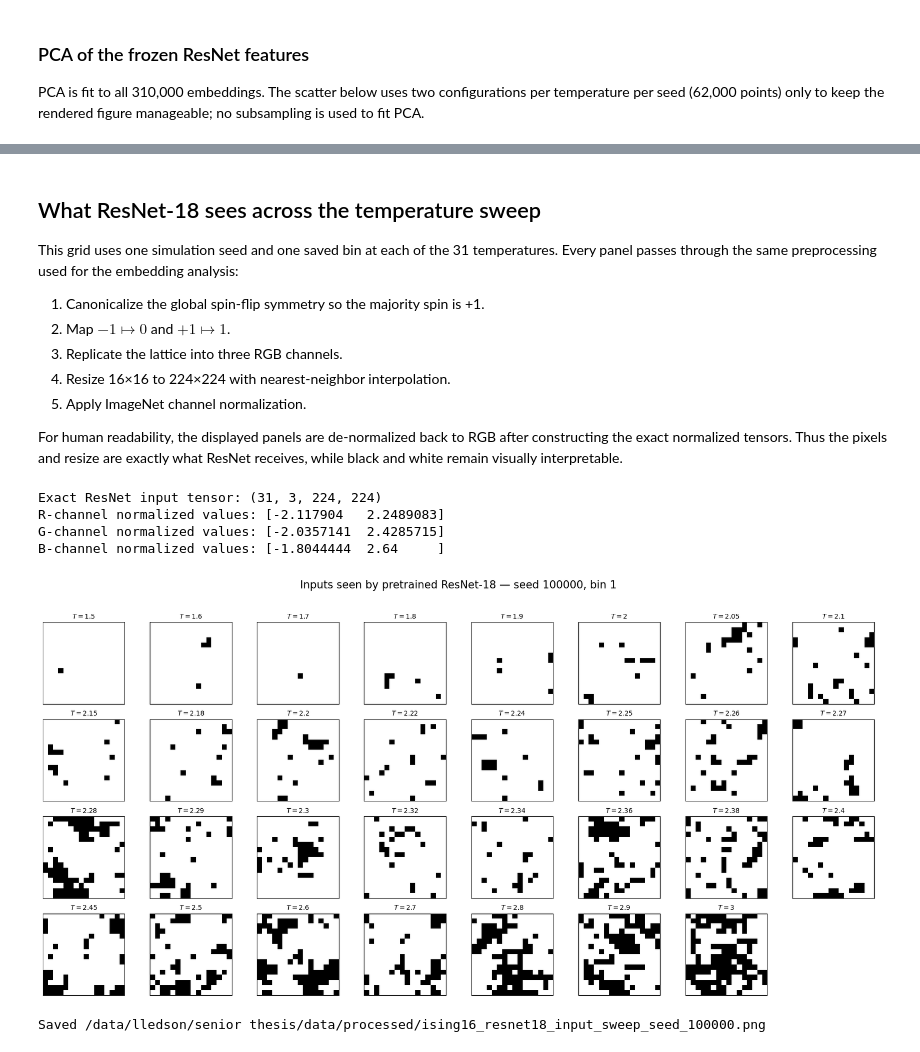
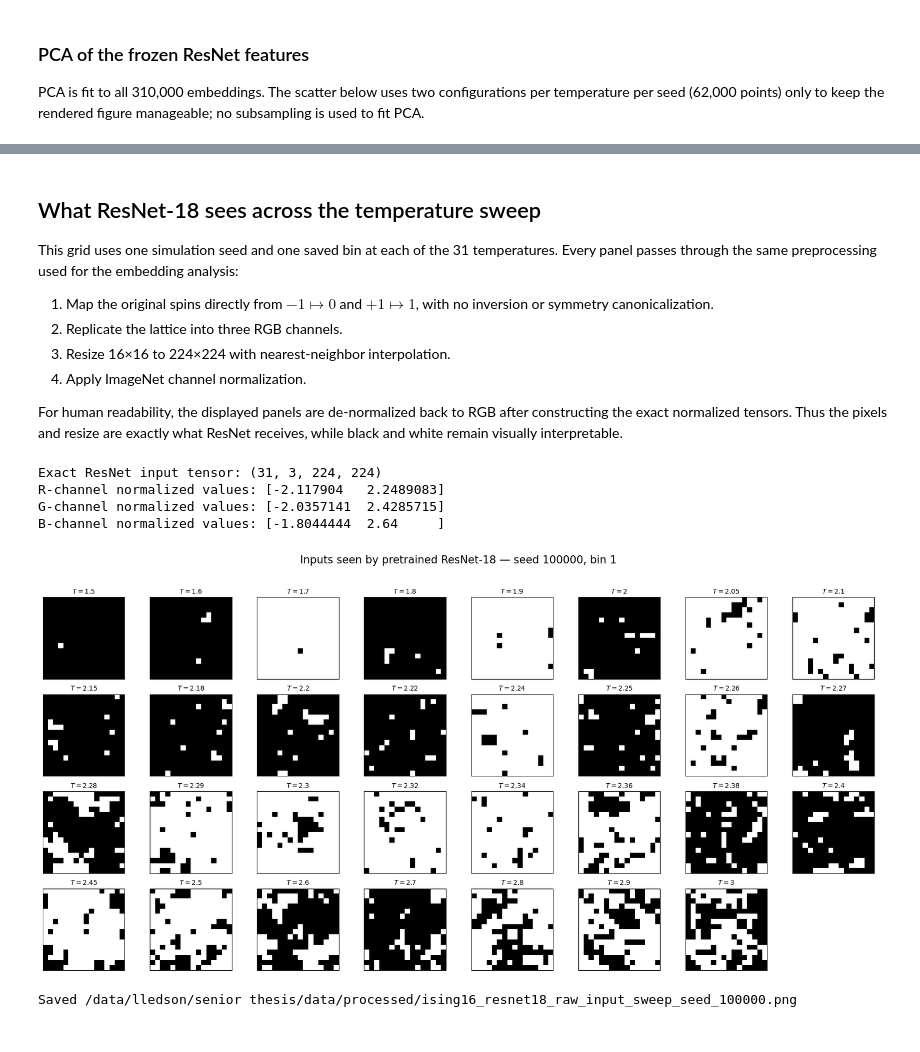
Before and after one commit to lledson425/Summer25, a Jupyter notebook: notebooks/ising/ising16_magnetization.ipynb, the cells around one changed output, grey strips where cells are left out. Saved outputs shown, nothing was run; the diff lists cells and outputs as text; code cells hidden in the pictures.

```diff
--- a/notebooks/ising/ising16_magnetization.ipynb
+++ b/notebooks/ising/ising16_magnetization.ipynb
@@ -475,11 +413,10 @@ plt.close(fig)
 
 This grid uses one simulation seed and one saved bin at each of the 31 temperatures. Every panel passes through the same preprocessing used for the embedding analysis:
 
-1. Canonicalize the global spin-flip symmetry so the majority spin is +1.
-2. Map $-1 \mapsto 0$ and $+1 \mapsto 1$.
-3. Replicate the lattice into three RGB channels.
-4. Resize 16×16 to 224×224 with nearest-neighbor interpolation.
-5. Apply ImageNet channel normalization.
+1. Map the original spins directly from $-1 \mapsto 0$ and $+1 \mapsto 1$, with no inversion or symmetry canonicalization.
+2. Replicate the lattice into three RGB channels.
+3. Resize 16×16 to 224×224 with nearest-neighbor interpolation.
+4. Apply ImageNet channel normalization.
 
 For human readability, the displayed panels are de-normalized back to RGB after constructing the exact normalized tensors. Thus the pixels and resize are exactly what ResNet receives, while black and white remain visually interpretable.
 # %%
@@ -544,27 +476,27 @@ B-channel normalized values: [-1.8044444  2.64     ]
 # %%
 fig, axes = plt.subplots(4, 8, figsize=(18, 9))
 axes = axes.ravel()
 
 for index, (image, temperature) in enumerate(zip(visible_sweep, temperature_sweep)):
     axes[index].imshow(image, interpolation='nearest')
     axes[index].set_title(f'$T={temperature:g}$', fontsize=10)
     axes[index].set_xticks([])
     axes[index].set_yticks([])
 
 for axis in axes[len(visible_sweep):]:
     axis.axis('off')
 
 fig.suptitle(
     f'Inputs seen by pretrained ResNet-18 — seed {DISPLAY_SEED}, bin {DISPLAY_BIN + 1}',
     fontsize=16,
 )
 fig.tight_layout(rect=(0, 0, 1, 0.96))
 
-resnet_sweep_path = OUTPUT_ROOT / f'ising16_resnet18_input_sweep_seed_{DISPLAY_SEED}.png'
+resnet_sweep_path = OUTPUT_ROOT / f'ising16_resnet18_raw_input_sweep_seed_{DISPLAY_SEED}.png'
 fig.savefig(resnet_sweep_path, dpi=220, bbox_inches='tight')
 plt.show()
 plt.close(fig)
 print(f'Saved {resnet_sweep_path}')
 # %% [output]
-[figure, old version]
+[figure, new version]
-Saved /data/lledson/senior thesis/data/processed/ising16_resnet18_input_sweep_seed_100000.png
+Saved /data/lledson/senior thesis/data/processed/ising16_resnet18_raw_input_sweep_seed_100000.png
```
Also changed, not shown: parts of 9 cells of this notebook, 2 other files.
